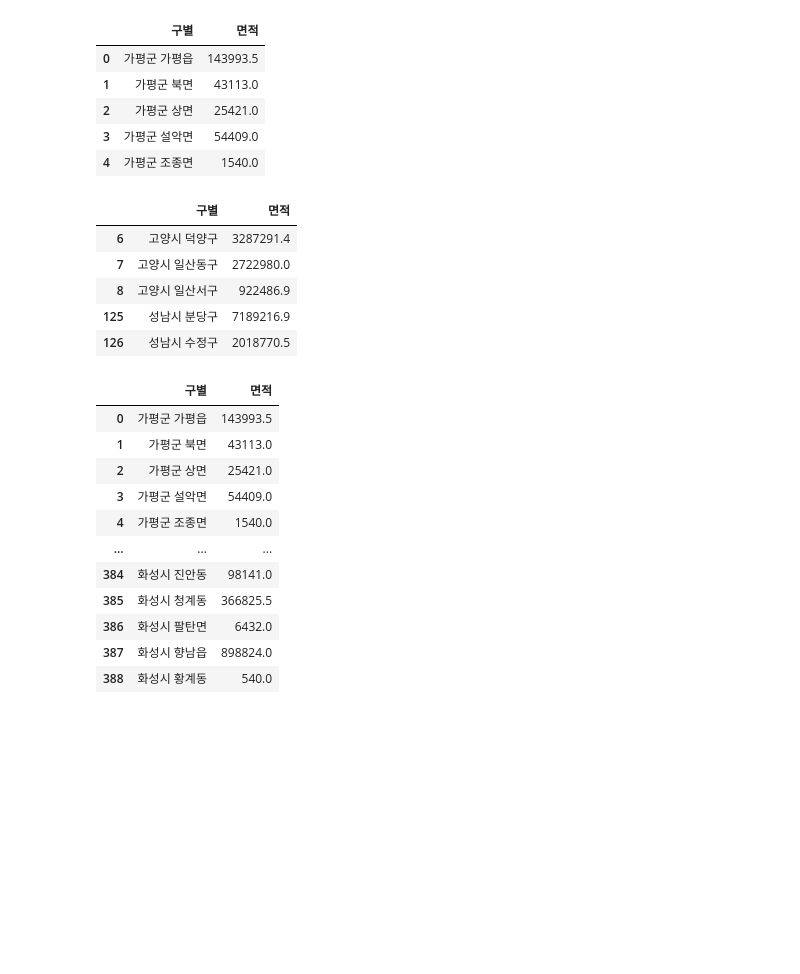
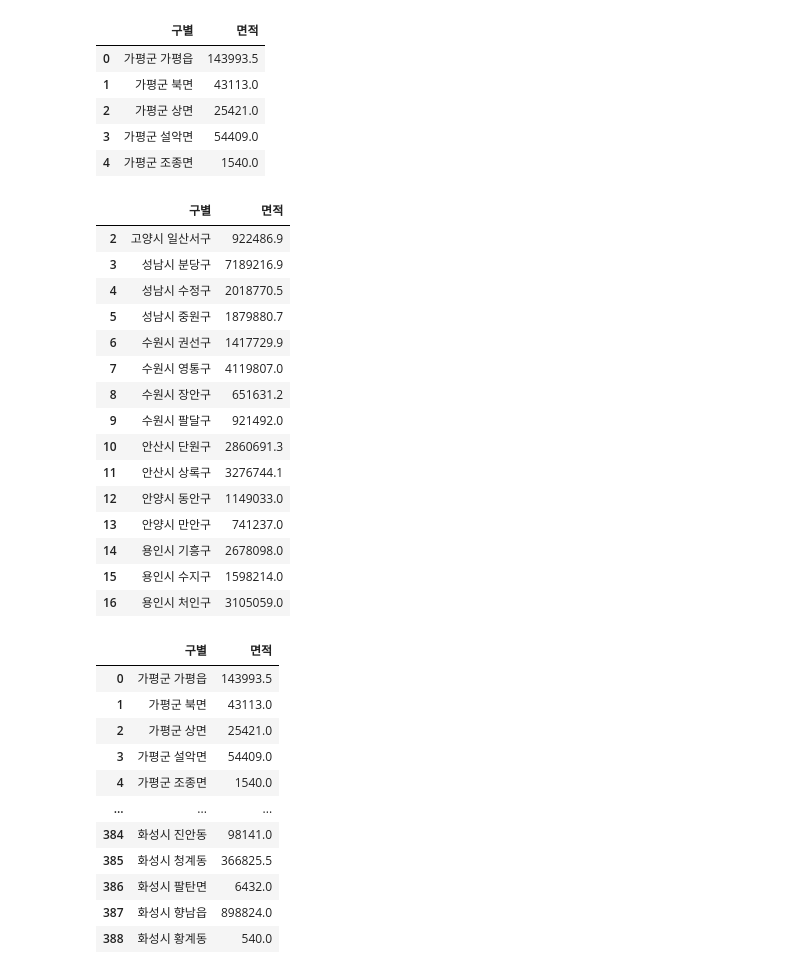
Before and after one commit to Mayhem-XD/DataAnalysis, a Jupyter notebook: 99.과제/02.경기도 공원.ipynb, the cells around one changed output. Cells and saved outputs as stored; diff of their text form; code cells hidden in the pictures; blank space fills up the shorter version.

```diff
--- a/99.과제/02.경기도 공원.ipynb
+++ b/99.과제/02.경기도 공원.ipynb
@@ -99,14 +99,26 @@ df_test_1.head()
 | 4 | 가평군 조종면 | 1540.0 |
 # %%
 df_test_2 = df_test_1[df_test_1.구별.str.contains('수원시|고양시|용인시|성남시|안산시|안양시')]
-df_test_2.head()
+df_test_2 = df_test_2.groupby('구별')['면적'].sum().reset_index()
-# %% [output]
-|  | 구별 | 면적 |
-| 6 | 고양시 덕양구 | 3287291.4 |
-| 7 | 고양시 일산동구 | 2722980.0 |
-| 8 | 고양시 일산서구 | 922486.9 |
-| 125 | 성남시 분당구 | 7189216.9 |
-| 126 | 성남시 수정구 | 2018770.5 |
+# %%
+df_test_2.head(30).tail(15)
+# %% [output]
+|  | 구별 | 면적 |
+| 2 | 고양시 일산서구 | 922486.9 |
+| 3 | 성남시 분당구 | 7189216.9 |
+| 4 | 성남시 수정구 | 2018770.5 |
+| 5 | 성남시 중원구 | 1879880.7 |
+| 6 | 수원시 권선구 | 1417729.9 |
+| 7 | 수원시 영통구 | 4119807.0 |
+| 8 | 수원시 장안구 | 651631.2 |
+| 9 | 수원시 팔달구 | 921492.0 |
+| 10 | 안산시 단원구 | 2860691.3 |
+| 11 | 안산시 상록구 | 3276744.1 |
+| 12 | 안양시 동안구 | 1149033.0 |
+| 13 | 안양시 만안구 | 741237.0 |
+| 14 | 용인시 기흥구 | 2678098.0 |
+| 15 | 용인시 수지구 | 1598214.0 |
+| 16 | 용인시 처인구 | 3105059.0 |
 # %%
 test_col = ~df_test_1.구별.str.contains('수원시|고양시|용인시|성남시|안산시|안양시')
 df_test_3 = df_test_1[test_col]
```
Also changed, not shown: parts of 3 cells of this notebook, 1 other file.
